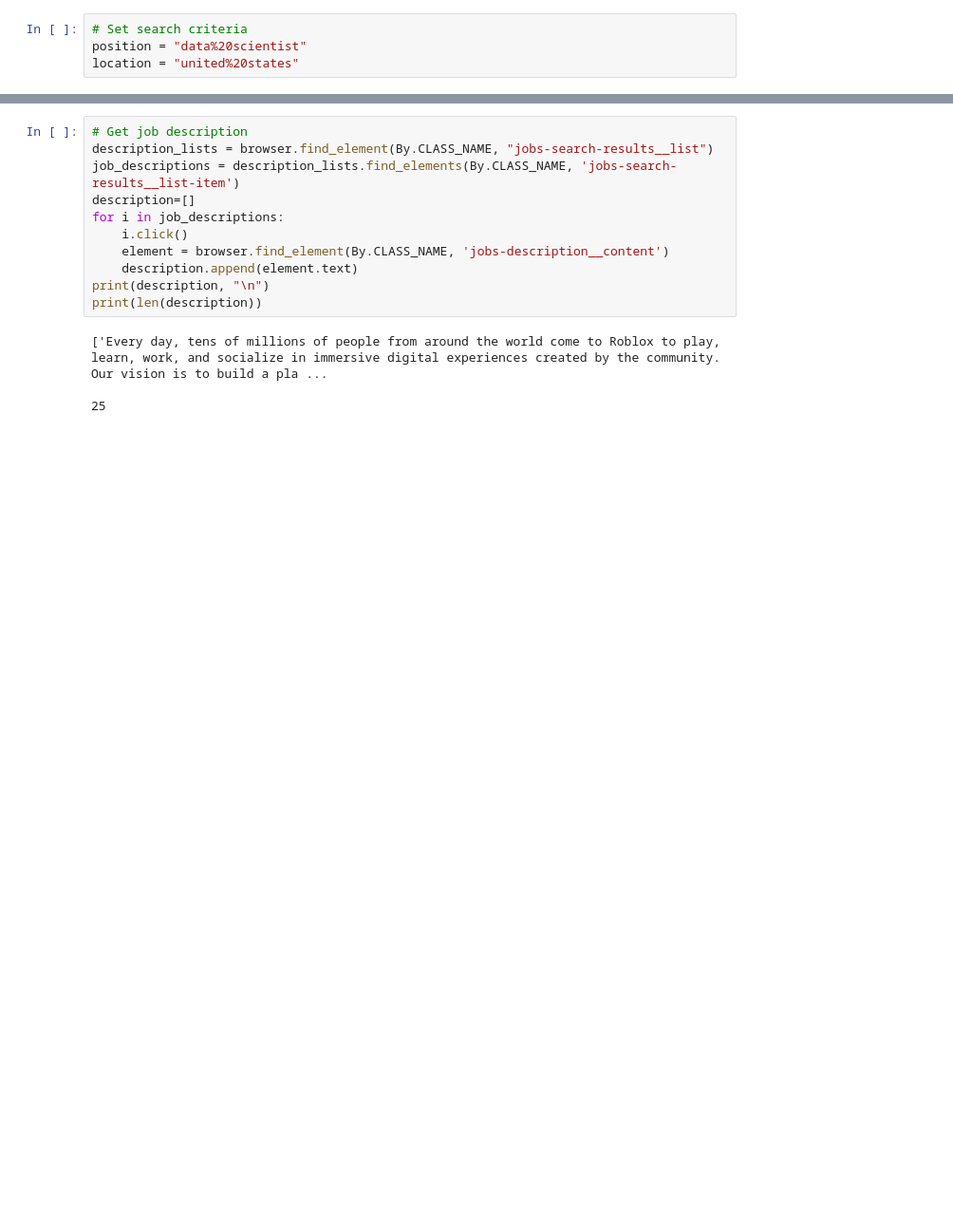
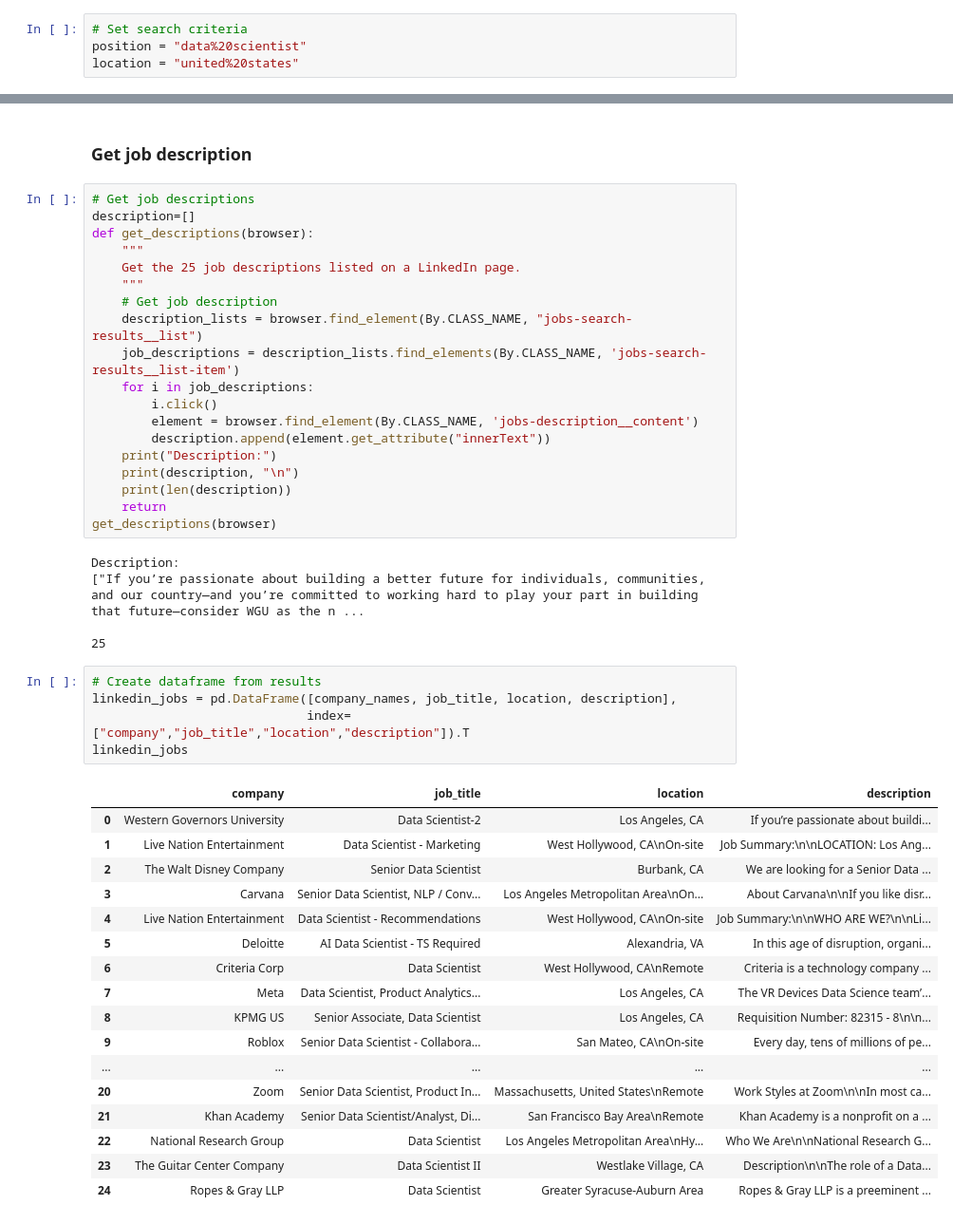
Before and after one commit to BloomTech-Labs/underdog-devs-ds-a, a Jupyter notebook: notebooks/Job_Description_Scraper/Job_Description_Scraper.ipynb, the cells around one changed output, grey strips where cells are left out. Shown at 95% size. Cells and saved outputs as stored; diff of their text form; blank space fills up the shorter version.

```diff
--- a/notebooks/Job_Description_Scraper/Job_Description_Scraper.ipynb
+++ b/notebooks/Job_Description_Scraper/Job_Description_Scraper.ipynb
@@ -122,15 +167,49 @@ print(len(location))
+# %% [markdown]
+### Get job description
 # %%
-# Get job description
-description_lists = browser.find_element(By.CLASS_NAME, "jobs-search-results__list")
-job_descriptions = description_lists.find_elements(By.CLASS_NAME, 'jobs-search-results__list-item')
+# Get job descriptions
 description=[]
-for i in job_descriptions:
-    i.click()
-    element = browser.find_element(By.CLASS_NAME, 'jobs-description__content')
-    description.append(element.text)
-print(description, "\n")
-print(len(description))
+def get_descriptions(browser):
+    """
+    Get the 25 job descriptions listed on a LinkedIn page.
+    """
+    # Get job description
+    description_lists = browser.find_element(By.CLASS_NAME, "jobs-search-results__list")
+    job_descriptions = description_lists.find_elements(By.CLASS_NAME, 'jobs-search-results__list-item')
+    for i in job_descriptions:
+        i.click()
+        element = browser.find_element(By.CLASS_NAME, 'jobs-description__content')
+        description.append(element.get_attribute("innerText"))
+    print("Description:")
+    print(description, "\n")
+    print(len(description))
+    return
+get_descriptions(browser)
 # %% [output]
-['Every day, tens of millions of people from around the world come to Roblox to play, learn, work, and socialize in immersive digital experiences created by the community. Our vision is to build a pla ...
+Description:
+["If you’re passionate about building a better future for individuals, communities, and our country—and you’re committed to working hard to play your part in building that future—consider WGU as the n ...
 
 25
+# %%
+# Create dataframe from results
+linkedin_jobs = pd.DataFrame([company_names, job_title, location, description],
+                             index=["company","job_title","location","description"]).T
+linkedin_jobs
+# %% [output]
+|  | company | job_title | location | description |
+| 0 | Western Governors University | Data Scientist-2 | Los Angeles, CA | If you’re passionate about buildi... |
+| 1 | Live Nation Entertainment | Data Scientist - Marketing | West Hollywood, CA\nOn-site | Job Summary:\n\nLOCATION: Los Ang... |
+| 2 | The Walt Disney Company | Senior Data Scientist | Burbank, CA | We are looking for a Senior Data ... |
+| 3 | Carvana | Senior Data Scientist, NLP / Conv... | Los Angeles Metropolitan Area\nOn... | About Carvana\n\nIf you like disr... |
+| 4 | Live Nation Entertainment | Data Scientist - Recommendations | West Hollywood, CA\nOn-site | Job Summary:\n\nWHO ARE WE?\n\nLi... |
+| 5 | Deloitte | AI Data Scientist - TS Required | Alexandria, VA | In this age of disruption, organi... |
+| 6 | Criteria Corp | Data Scientist | West Hollywood, CA\nRemote | Criteria is a technology company ... |
+| 7 | Meta | Data Scientist, Product Analytics... | Los Angeles, CA | The VR Devices Data Science team’... |
+| 8 | KPMG US | Senior Associate, Data Scientist | Los Angeles, CA | Requisition Number: 82315 - 8\n\n... |
+| 9 | Roblox | Senior Data Scientist - Collabora... | San Mateo, CA\nOn-site | Every day, tens of millions of pe... |
+| ... | ... | ... | ... | ... |
+| 20 | Zoom | Senior Data Scientist, Product In... | Massachusetts, United States\nRemote | Work Styles at Zoom\n\nIn most ca... |
+| 21 | Khan Academy | Senior Data Scientist/Analyst, Di... | San Francisco Bay Area\nRemote | Khan Academy is a nonprofit on a ... |
+| 22 | National Research Group | Data Scientist | Los Angeles Metropolitan Area\nHy... | Who We Are\n\nNational Research G... |
+| 23 | The Guitar Center Company | Data Scientist II | Westlake Village, CA | Description\n\nThe role of a Data... |
+| 24 | Ropes & Gray LLP | Data Scientist | Greater Syracuse-Auburn Area | Ropes & Gray LLP is a preeminent ... |
```
Also changed, not shown: parts of 14 cells of this notebook.
